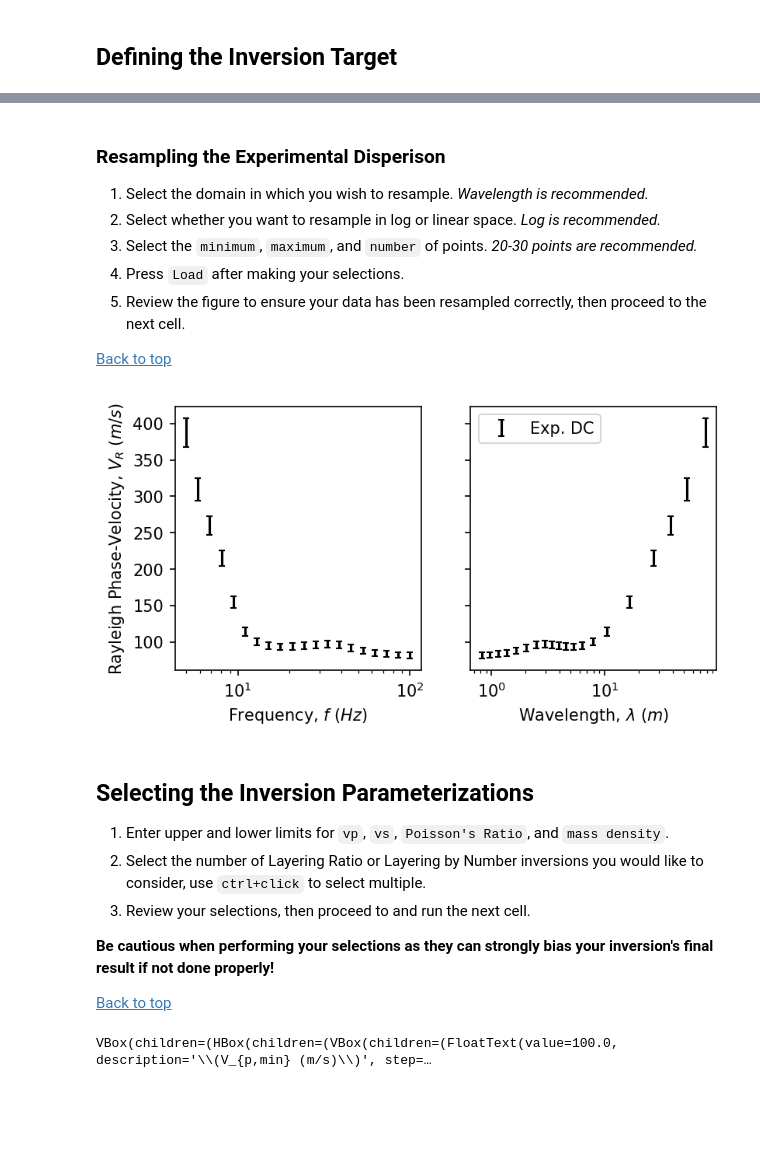
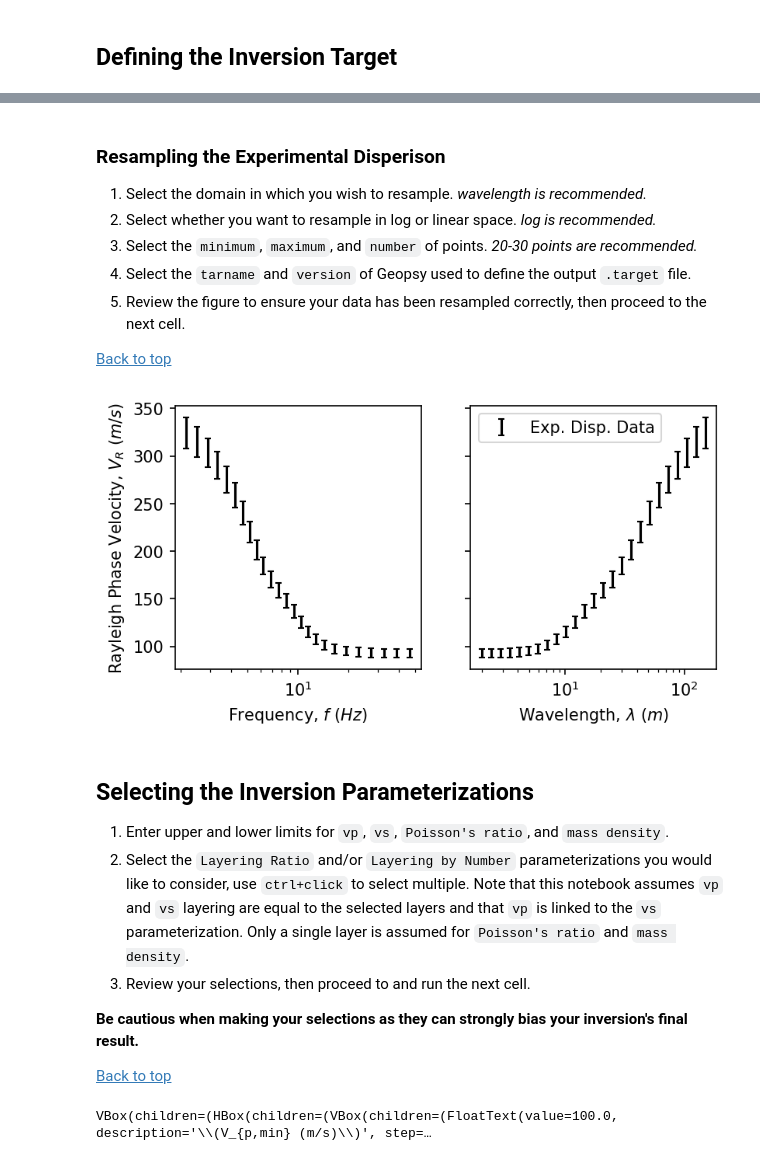
Before and after one commit to jpvantassel/swprepost, a Jupyter notebook: examples/adv/SWinvertWorkflow.ipynb, the cells around one changed output, grey strips where cells are left out. Drawn from its saved outputs; the diff is of its cells as text; code cells hidden in the pictures; blank space fills up the shorter version.

```diff
--- a/examples/adv/SWinvertWorkflow.ipynb
+++ b/examples/adv/SWinvertWorkflow.ipynb
@@ -112,40 +116,42 @@ TypeError: 'bool' object is not callable
 # %% [markdown]
 ### Resampling the Experimental Disperison
 
-1. Select the domain in which you wish to resample. _Wavelength is recommended._
-2. Select whether you want to resample in log or linear space. _Log is recommended._
+1. Select the domain in which you wish to resample. _wavelength is recommended._
+2. Select whether you want to resample in log or linear space. _log is recommended._
 3. Select the `minimum`, `maximum`, and `number` of points. _20-30 points are recommended._
-4. Press `Load` after making your selections.
-4. Review the figure to ensure your data has been resampled correctly, then proceed to the next cell.
+4. Select the `tarname` and `version` of Geopsy used to define the output `.target` file.
+5. Review the figure to ensure your data has been resampled correctly, then proceed to the next cell.
 
-[Back to top](#About-this-notebook)
+[Back to top](#License-Information)
 # %%
-domain = 'frequency'   # 'frequency' or 'wavelength'
+domain = 'wavelength'  # 'frequency' or 'wavelength'
 res_type = 'log'       # 'log' or 'linear'
-pmin = 5               # minimum value
-pmax = 100             # maximum value
-pn = 20                # number of samples
+pmin = 2               # minimum value
+pmax = 150             # maximum value
+pn = 25                # number of samples
+tarname = "Tar5"       # Name of target file (without the .target suffix)
+version = "2"            # Major version of Geopsy "2" or "3"
 
 # Resample
 tar.resample(pmin=pmin, pmax=pmax, pn=pn, res_type=res_type, domain=domain, inplace=True)
 
 # Save to Disk
-if os.path.isdir("Targets/")==False:
-    os.mkdir("Targets/")
-tar.to_target("Targets/Tar01", version="2")
+if os.path.isdir("0_targets/")==False:
+    os.mkdir("0_targets/")
+tar.to_target(f"0_targets/{tarname}", version=version)
 plotter(tar)
 # %% [output]
-[figure, old version]
+[figure, new version]
 # %% [markdown]
 ## Selecting the Inversion Parameterizations
 
-1. Enter upper and lower limits for `vp`, `vs`, `Poisson's Ratio`, and `mass density`.
-2. Select the number of Layering Ratio or Layering by Number inversions you would like to consider, use `ctrl+click` to select multiple.
+1. Enter upper and lower limits for `vp`, `vs`, `Poisson's ratio`, and `mass density`.
+2. Select the `Layering Ratio` and/or `Layering by Number` parameterizations you would like to consider, use `ctrl+click` to select multiple. Note that this notebook assumes `vp` and `vs` layering are equal to the selected layers and that `vp` is linked to the `vs` parameterization. Only a single layer is assumed for `Poisson's ratio` and `mass density`.
 3. Review your selections, then proceed to and run the next cell.
 
-__Be cautious when performing your selections as they can strongly bias your inversion's final result if not done properly!__
+__Be cautious when making your selections as they can strongly bias your inversion's final result.__
 
-[Back to top](#About-this-notebook)
+[Back to top](#License-Information)
 # %%
 vpstep = 100
 vpMin = widgets.FloatText(value=100, step=vpstep, description=r'\(V_{p,min} (m/s)\)')
```
Also changed, not shown: parts of 23 cells of this notebook, 50 other files.
